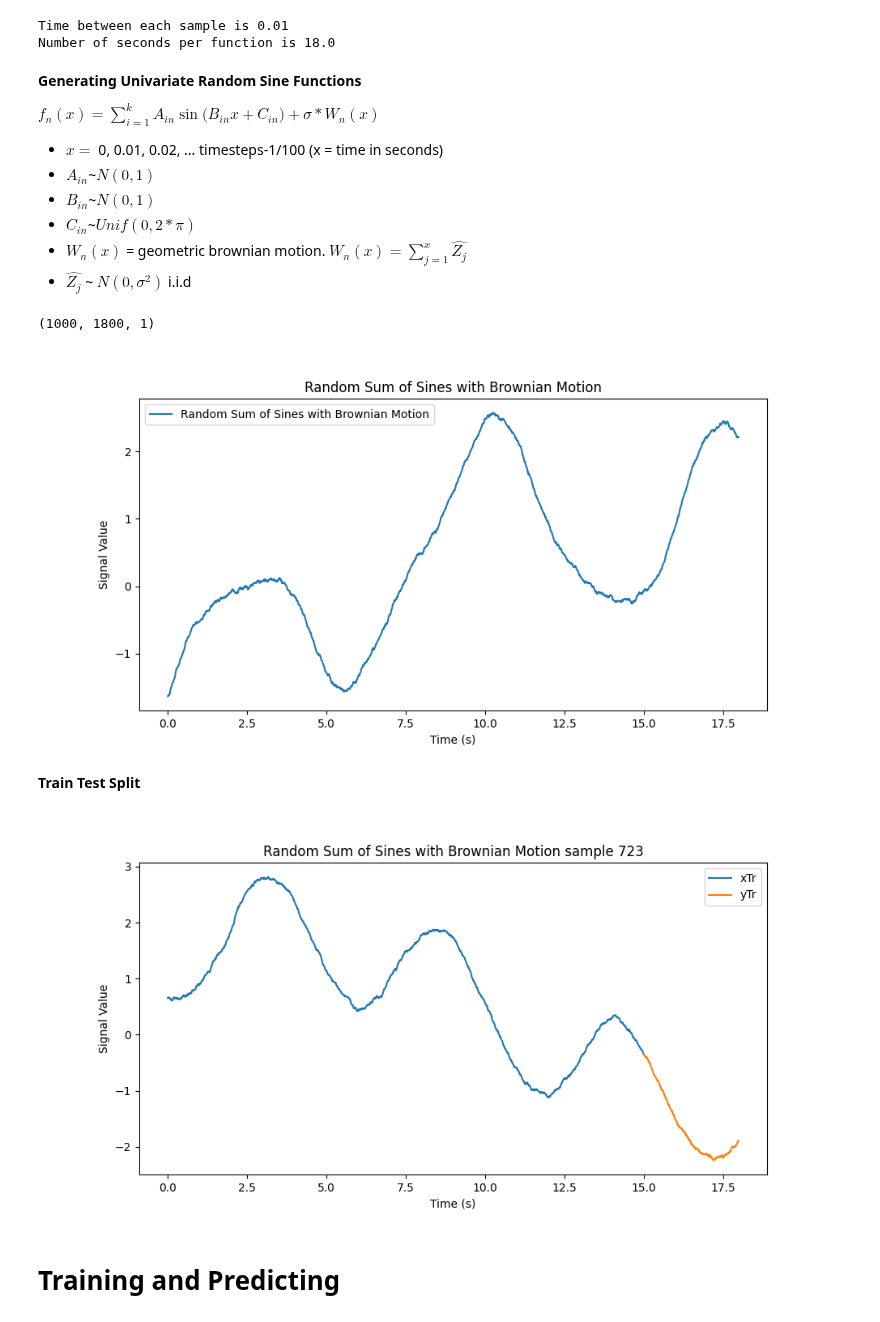
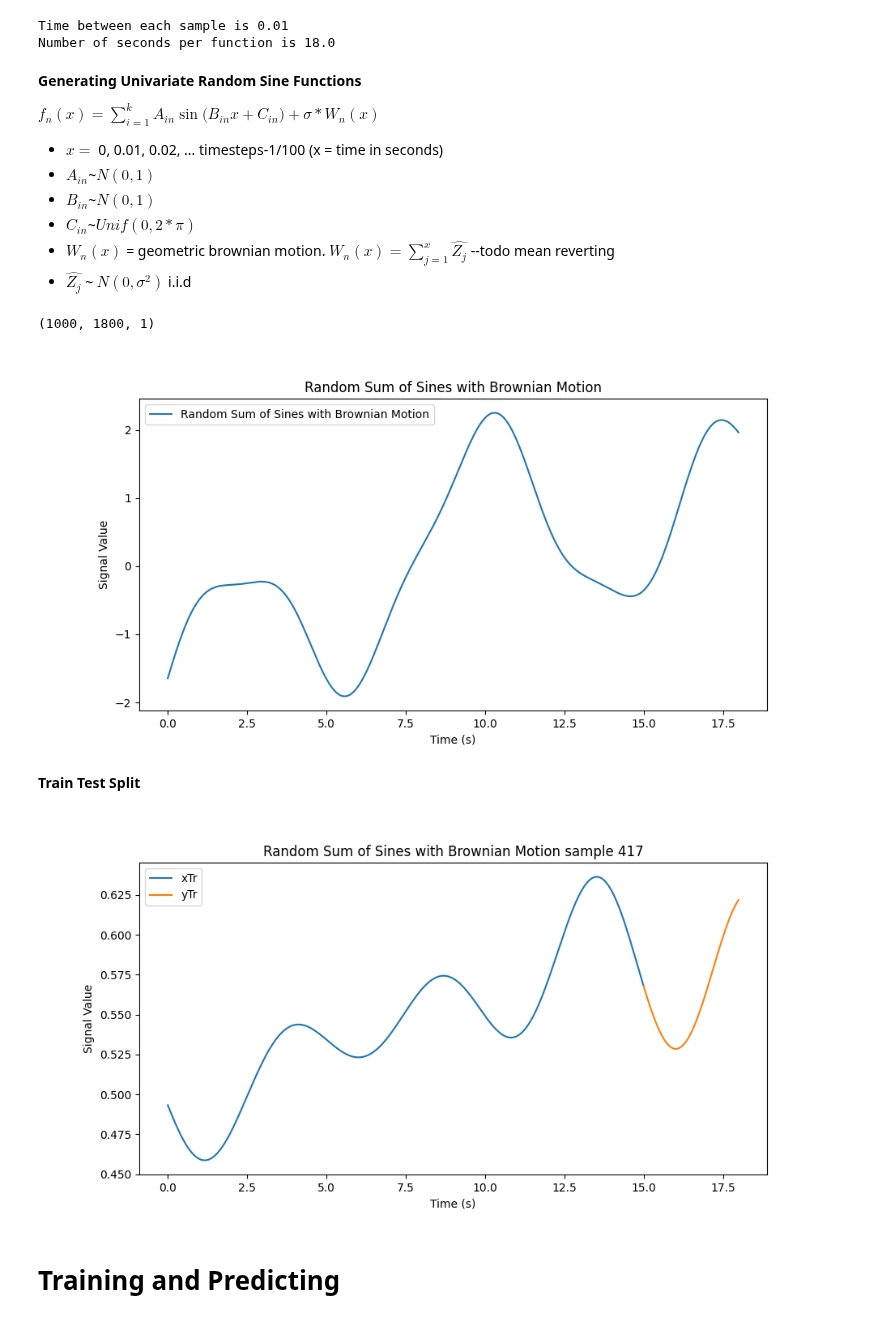
Before and after one commit to ArnavTapadia/emili_TimeSeriesPredictor, a Jupyter notebook: time_series_predictor/Notebooks/Random_Sine_Prediction.ipynb, the cells around one changed output. Saved outputs shown, nothing was run; the diff lists cells and outputs as text; code cells hidden in the pictures.

```diff
--- a/time_series_predictor/Notebooks/Random_Sine_Prediction.ipynb
+++ b/time_series_predictor/Notebooks/Random_Sine_Prediction.ipynb
@@ -43,7 +61,7 @@ delta_t = 0.01 # time between samples
 assert timesteps == lookback + forecast
 
 nFunctions = 1000
-noise_lvl = 0.1
+noise_lvl = 0
 
 print(f'Time between each sample is {delta_t}')
 print(f'Number of seconds per function is {delta_t*(lookback+forecast)}')
@@ -58,7 +76,7 @@ $f_n(x) = \sum_{i=1}^k{A_{in}\sin({B_{in}x+C_{in}}})+\sigma*W_n(x)$
 - $A_{in} $~$ N(0,1)$
 - $B_{in} $~$ N(0,1)$
 - $C_{in} $~$ Unif(0,2*\pi)$
-- $W_n(x)$ = geometric brownian motion. $W_n(x) = \sum_{j=1}^x{\hat{Z_j}}$
+- $W_n(x)$ = geometric brownian motion. $W_n(x) = \sum_{j=1}^x{\hat{Z_j}}$ --todo mean reverting
 - $\hat{Z_j}$ ~ $N(0,\sigma^2)$ i.i.d
 # %%
 def generate_random_sines(n, k_sines, timesteps, delta_t, amplitude_dist, frequency_dist, phase_dist, noise_lvl = 0.01):
@@ -99,7 +117,7 @@ def generate_random_sines(n, k_sines, timesteps, delta_t, amplitude_dist, freque
 
         # Add Brownian motion noise
         # Using additive noise here instead of exponential scaling
-        brownian_motion = np.cumsum(np.random.normal(0, np.sqrt(delta_t), timesteps))
+        brownian_motion = np.cumsum(np.random.normal(0, delta_t, timesteps))
         signal += noise_lvl*brownian_motion
 
         # Store the generated signal with Brownian noise
@@ -128,41 +146,41 @@ plt.legend()
 plt.show()
 # %% [output]
 (1000, 1800, 1)
-[figure, old version]
+[figure, new version]
 # %% [markdown]
 **Train Test Split**
 # %%
 def train_test_split(data, lookback_period, forecast_period, split = 0.2):
-    # #rescaling:
-    # data_min = data.min(axis=(0, 1), keepdims=True)  # shape: (1, 1, features)
-    # data_max = data.max(axis=(0, 1), keepdims=True)  # shape: (1, 1, features)
+    #rescaling:
+    data_min = data.min(axis=(0, 1), keepdims=True)  # shape: (1, 1, features)
+    data_max = data.max(axis=(0, 1), keepdims=True)  # shape: (1, 1, features)
 
-    # # Apply Min-Max Scaling
-    # data = (data - data_min) / (data_max - data_min)
+    # Apply Min-Max Scaling
+    data = (data - data_min) / (data_max - data_min)
 
     nTr = int(data.shape[0]*(1-split)) # number of training samples
     xTr = data[:nTr,:lookback_period]
     yTr = data[:nTr,lookback_period:]
     xTe = data[nTr:,:lookback_period]
     yTe = data[nTr:,lookback_period:]
 
     return xTr, yTr, xTe, yTe
 
 xTr,yTr,xTe,yTe = train_test_split(data=data,lookback_period=lookback,forecast_period=forecast,split = 0.2)
 
 # # Check the split is correct:
 random_sample = np.random.randint(0,xTr.shape[0])
 
 plt.figure(figsize=(10, 5))
 plt.plot(np.arange(lookback) * delta_t, xTr[random_sample], label='xTr')
 plt.plot(np.arange(lookback,timesteps) * delta_t, yTr[random_sample], label='yTr')
 plt.xlabel("Time (s)")
 plt.ylabel("Signal Value")
 plt.title(f"Random Sum of Sines with Brownian Motion sample {random_sample}")
 plt.legend()
 plt.show()
 # %% [output]
-[figure, old version]
+[figure, new version]
 # %% [markdown]
 # Training and Predicting
 # %%
```
Also changed, not shown: parts of 7 cells of this notebook.
